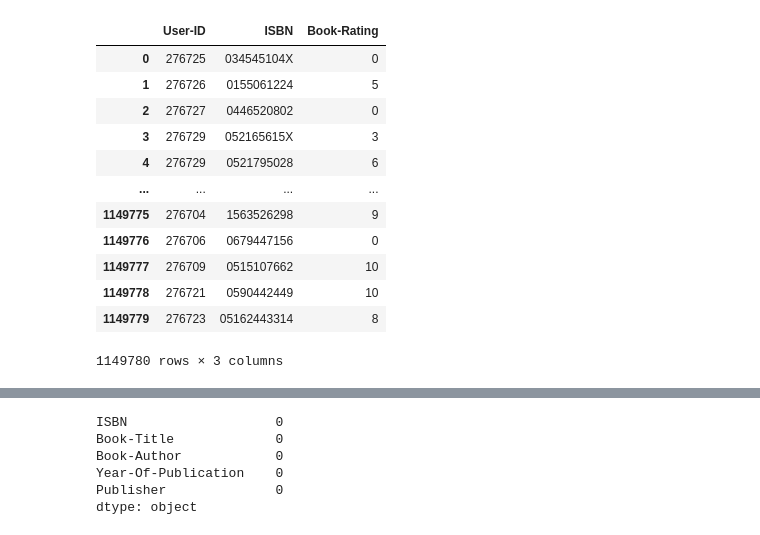
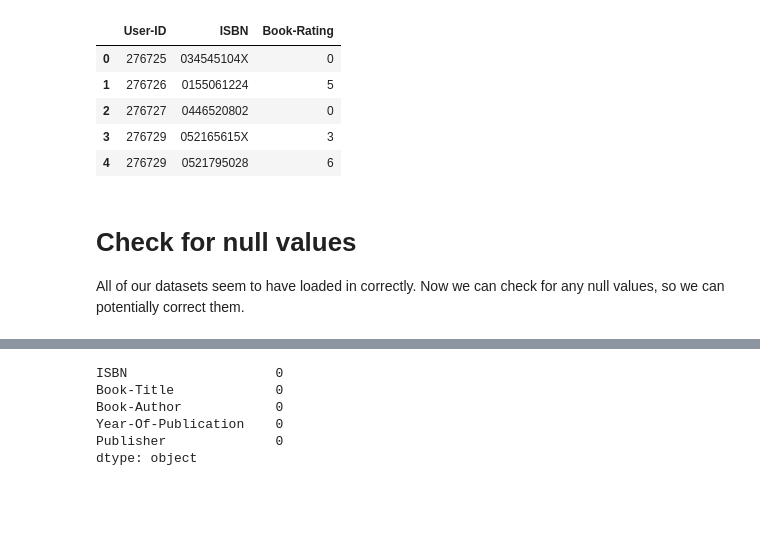
Before and after one commit to isaac-turk/summer24---Book-Recommendation-System, a Jupyter notebook: book-rec-system.ipynb, the cells around one changed output, grey strips where cells are left out. Saved outputs shown, nothing was run; the diff lists cells and outputs as text; code cells hidden in the pictures; blank space fills up the shorter version.

```diff
--- a/book-rec-system.ipynb
+++ b/book-rec-system.ipynb
@@ -39,19 +31,16 @@ users
 # %%
-ratings
+ratings.head()
 # %% [output]
 |  | User-ID | ISBN | Book-Rating |
 | 0 | 276725 | 034545104X | 0 |
 | 1 | 276726 | 0155061224 | 5 |
 | 2 | 276727 | 0446520802 | 0 |
 | 3 | 276729 | 052165615X | 3 |
 | 4 | 276729 | 0521795028 | 6 |
-| ... | ... | ... | ... |
-| 1149775 | 276704 | 1563526298 | 9 |
-| 1149776 | 276706 | 0679447156 | 0 |
-| 1149777 | 276709 | 0515107662 | 10 |
-| 1149778 | 276721 | 0590442449 | 10 |
-| 1149779 | 276723 | 05162443314 | 8 |
-1149780 rows × 3 columns
+# %% [markdown]
+# Check for null values
+
+All of our datasets seem to have loaded in correctly. Now we can check for any null values, so we can potentially correct them.
 # %%
 books = books.drop(['Image-URL-S', 'Image-URL-M', 'Image-URL-L'], axis = 1)
 books.loc[books.isnull().any(axis = 1)]
```
Also changed, not shown: parts of 19 cells of this notebook.
